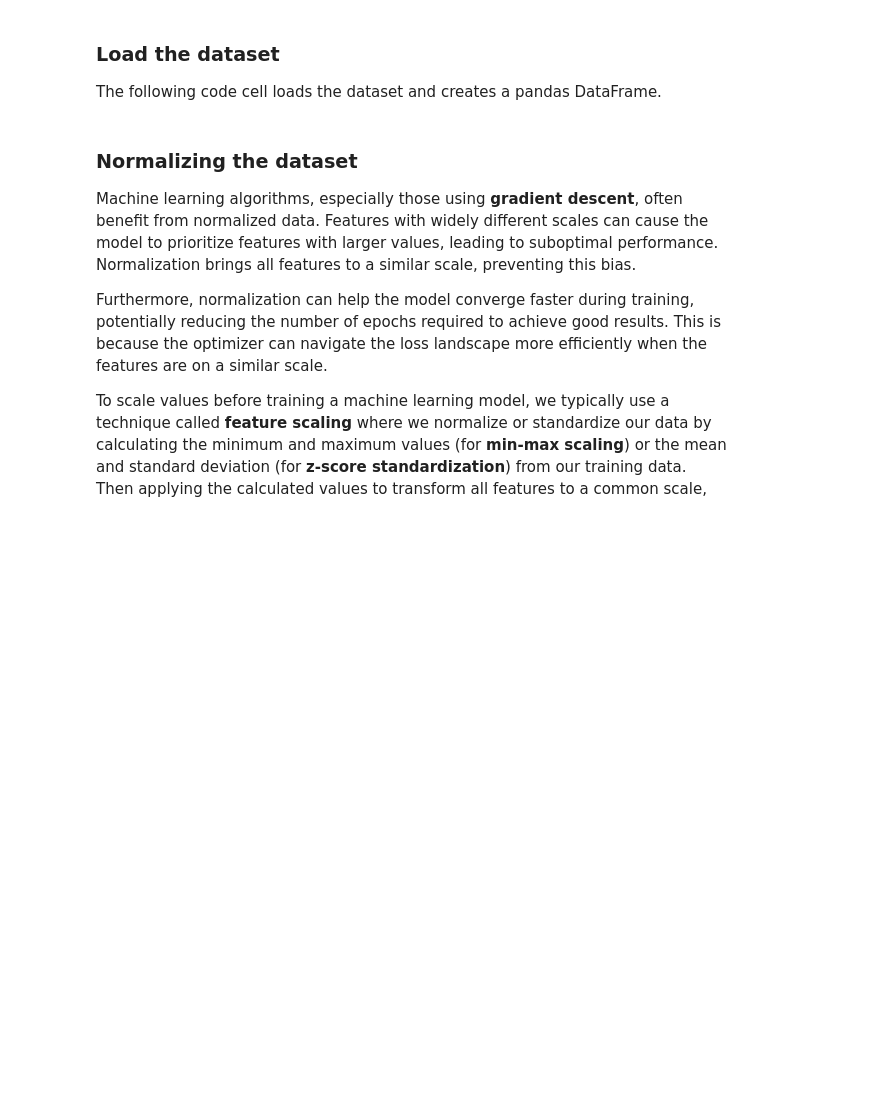
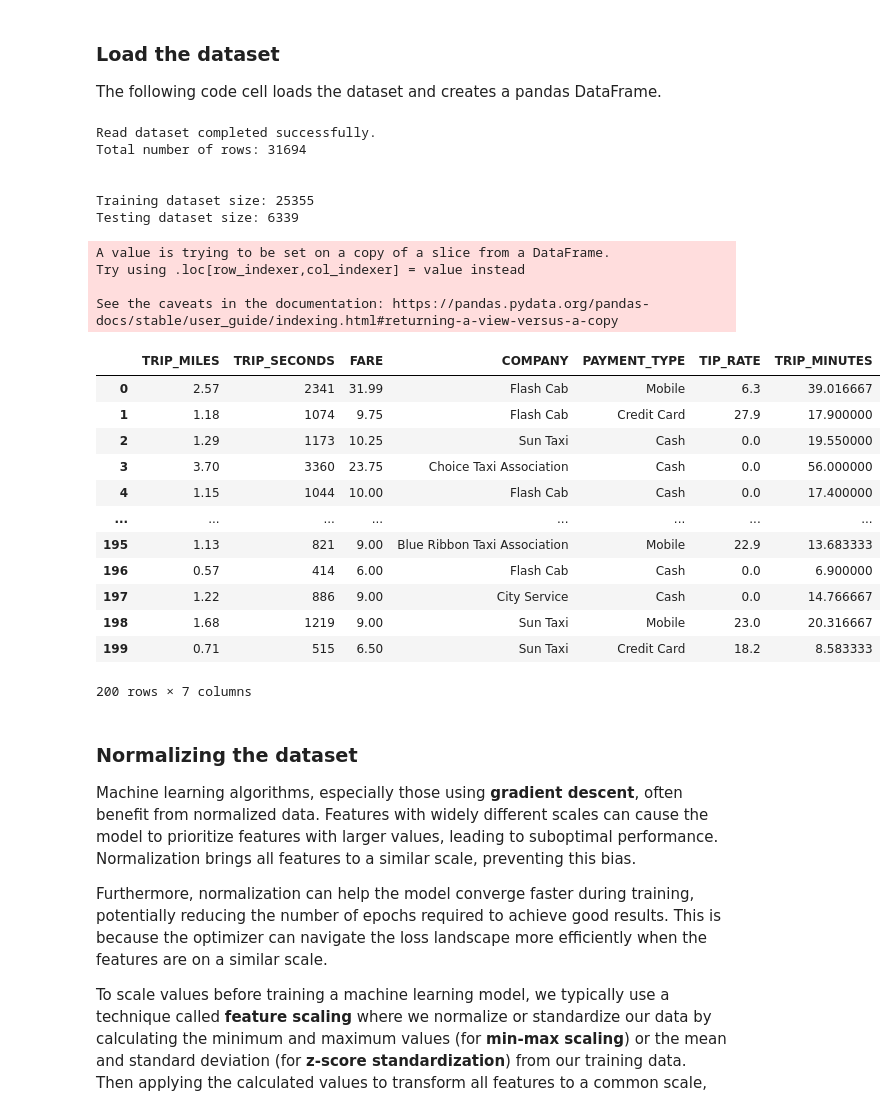
Before and after one commit to diegodemiranda/linear_regression_models, a Jupyter notebook: chicago_taxi_fare_prediction/linear_regression_chicago_taxi_fare.ipynb, the cells around one changed output. Drawn from its saved outputs; the diff is of its cells as text; code cells hidden in the pictures; blank space fills up the shorter version.

Commit message:
Added new functions for training and testing; Fixed erros in data normalization; Refactored the validation function.

```diff
--- a/chicago_taxi_fare_prediction/linear_regression_chicago_taxi_fare.ipynb
+++ b/chicago_taxi_fare_prediction/linear_regression_chicago_taxi_fare.ipynb
@@ -51,14 +53,45 @@ import seaborn as sns
 ### Load the dataset
 The following code cell loads the dataset and creates a pandas DataFrame.
 # %%
-chicago_taxi_dataset = pd.read_csv("chicago_taxi_train.csv")
+chicago_taxi_dataset = pd.read_csv("https://download.mlcc.google.com/mledu-datasets/chicago_taxi_train.csv")
 
 training_df = chicago_taxi_dataset[['TRIP_MILES', 'TRIP_SECONDS', 'FARE', 'COMPANY', 'PAYMENT_TYPE', 'TIP_RATE']]
 
+training_df.loc[:, 'TRIP_MINUTES'] = training_df['TRIP_SECONDS']/60
+
+# Split the data into training and testing sets (80% train, 20% test)
+train_df, test_df = train_test_split(training_df, test_size=0.2, random_state=42)
+
 print('Read dataset completed successfully.')
 print('Total number of rows: {0}\n\n'.format(len(training_df.index)))
+print("Training dataset size:", len(train_df))
+print("Testing dataset size:", len(test_df))
 
 training_df.head(200)
+# %% [output]
+Read dataset completed successfully.
+Total number of rows: 31694
+
+
+Training dataset size: 25355
+Testing dataset size: 6339
+A value is trying to be set on a copy of a slice from a DataFrame.
+Try using .loc[row_indexer,col_indexer] = value instead
+
+See the caveats in the documentation: https://pandas.pydata.org/pandas-docs/stable/user_guide/indexing.html#returning-a-view-versus-a-copy
+|  | TRIP_MILES | TRIP_SECONDS | FARE | COMPANY | PAYMENT_TYPE | TIP_RATE | TRIP_MINUTES |
+| 0 | 2.57 | 2341 | 31.99 | Flash Cab | Mobile | 6.3 | 39.016667 |
+| 1 | 1.18 | 1074 | 9.75 | Flash Cab | Credit Card | 27.9 | 17.900000 |
+| 2 | 1.29 | 1173 | 10.25 | Sun Taxi | Cash | 0.0 | 19.550000 |
+| 3 | 3.70 | 3360 | 23.75 | Choice Taxi Association | Cash | 0.0 | 56.000000 |
+| 4 | 1.15 | 1044 | 10.00 | Flash Cab | Cash | 0.0 | 17.400000 |
+| ... | ... | ... | ... | ... | ... | ... | ... |
+| 195 | 1.13 | 821 | 9.00 | Blue Ribbon Taxi Association | Mobile | 22.9 | 13.683333 |
+| 196 | 0.57 | 414 | 6.00 | Flash Cab | Cash | 0.0 | 6.900000 |
+| 197 | 1.22 | 886 | 9.00 | City Service | Cash | 0.0 | 14.766667 |
+| 198 | 1.68 | 1219 | 9.00 | Sun Taxi | Mobile | 23.0 | 20.316667 |
+| 199 | 0.71 | 515 | 6.50 | Sun Taxi | Credit Card | 18.2 | 8.583333 |
+200 rows × 7 columns
 # %% [markdown]
 ### Normalizing the dataset
 
```
Also changed, not shown: parts of 17 cells of this notebook.
